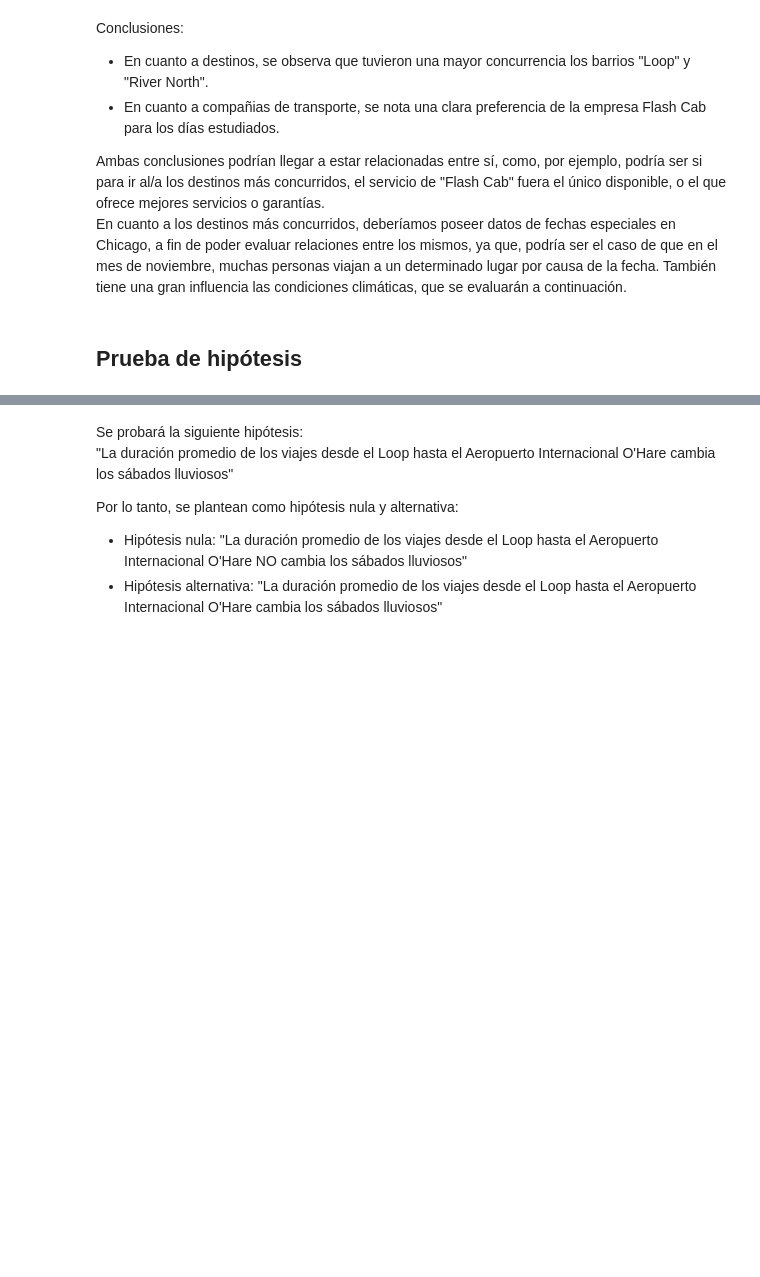
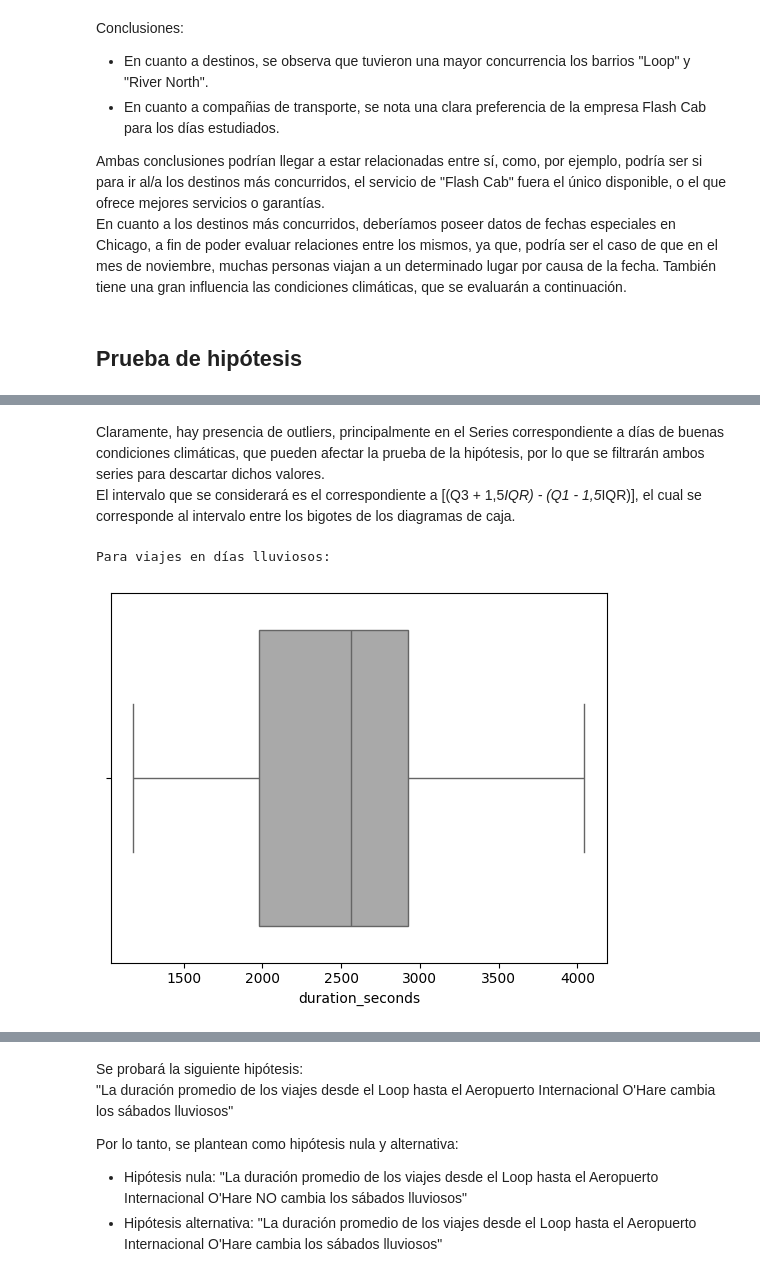
Before and after one commit to EmilioGonzalez29/TT-Project-S7, a Jupyter notebook: project.ipynb, the cells around one changed output, grey strips where cells are left out. Cells and saved outputs as stored; diff of their text form; code cells hidden in the pictures; blank space fills up the shorter version.

```diff
--- a/project.ipynb
+++ b/project.ipynb
@@ -182,0 +271,15 @@ array(['Good', 'Bad'], dtype=object)
+# %% [markdown]
+Claramente, hay presencia de outliers, principalmente en el Series correspondiente a días de buenas condiciones climáticas, que pueden afectar la prueba de la hipótesis, por lo que se filtrarán ambos series para descartar dichos valores.
+El intervalo que se considerará es el correspondiente a [(Q3 + 1,5*IQR) - (Q1 - 1,5*IQR)], el cual se corresponde al intervalo entre los bigotes de los diagramas de caja.
+# %%
+#Para el series de días lluviosos
+q3_raining = np.percentile(ohare_trips_raining, 75)
+q1_raining = np.percentile(ohare_trips_raining, 25)
+iqr_raining = q3_raining - q1_raining
+ohare_trips_raining_filt = ohare_trips_raining[(ohare_trips_raining < (q3_raining + (1.5 * iqr_raining))) & (ohare_trips_raining > (q1_raining - (1.5 * iqr_raining)))]
+print('Para viajes en días lluviosos:')
+sns.boxplot(x=ohare_trips_raining_filt, color='#A9A9A9')
+plt.show()
+# %% [output]
+Para viajes en días lluviosos:
+[figure, added]
```
Also changed, not shown: parts of 29 cells of this notebook.
